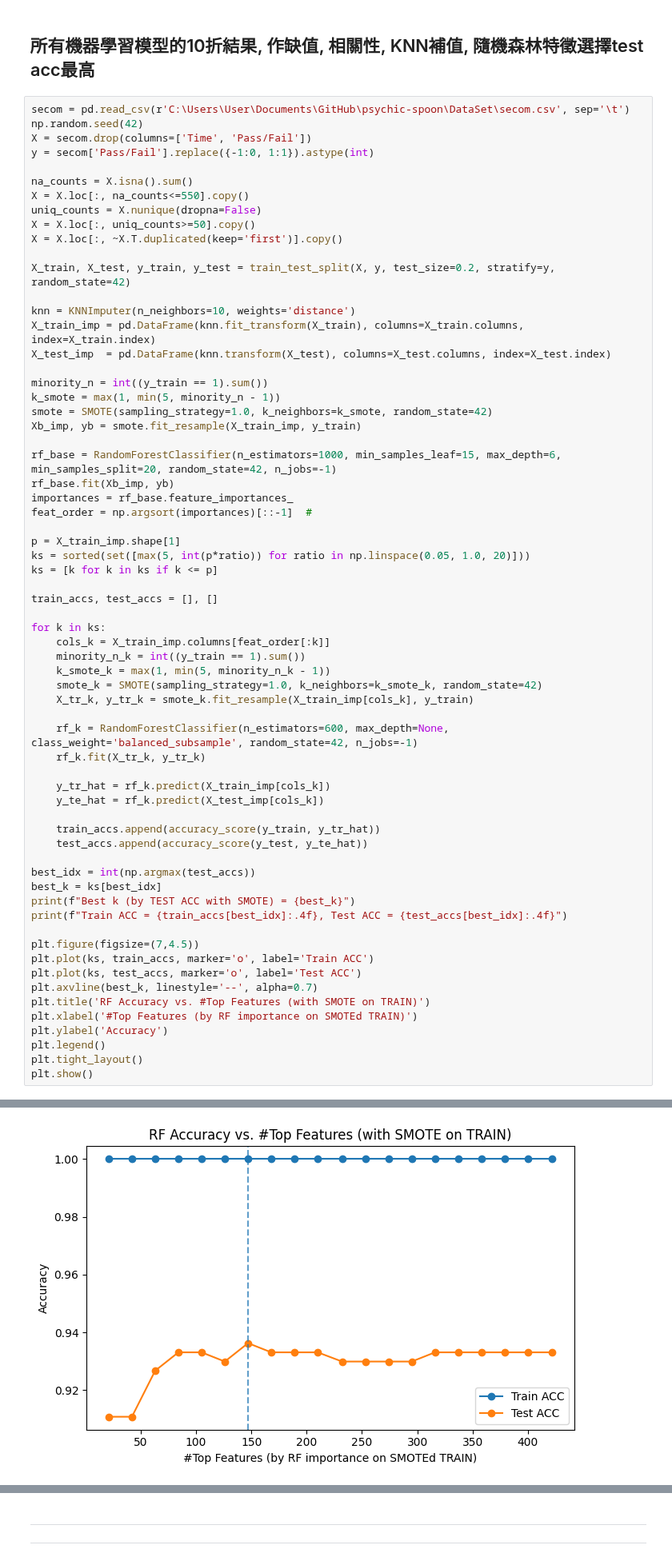
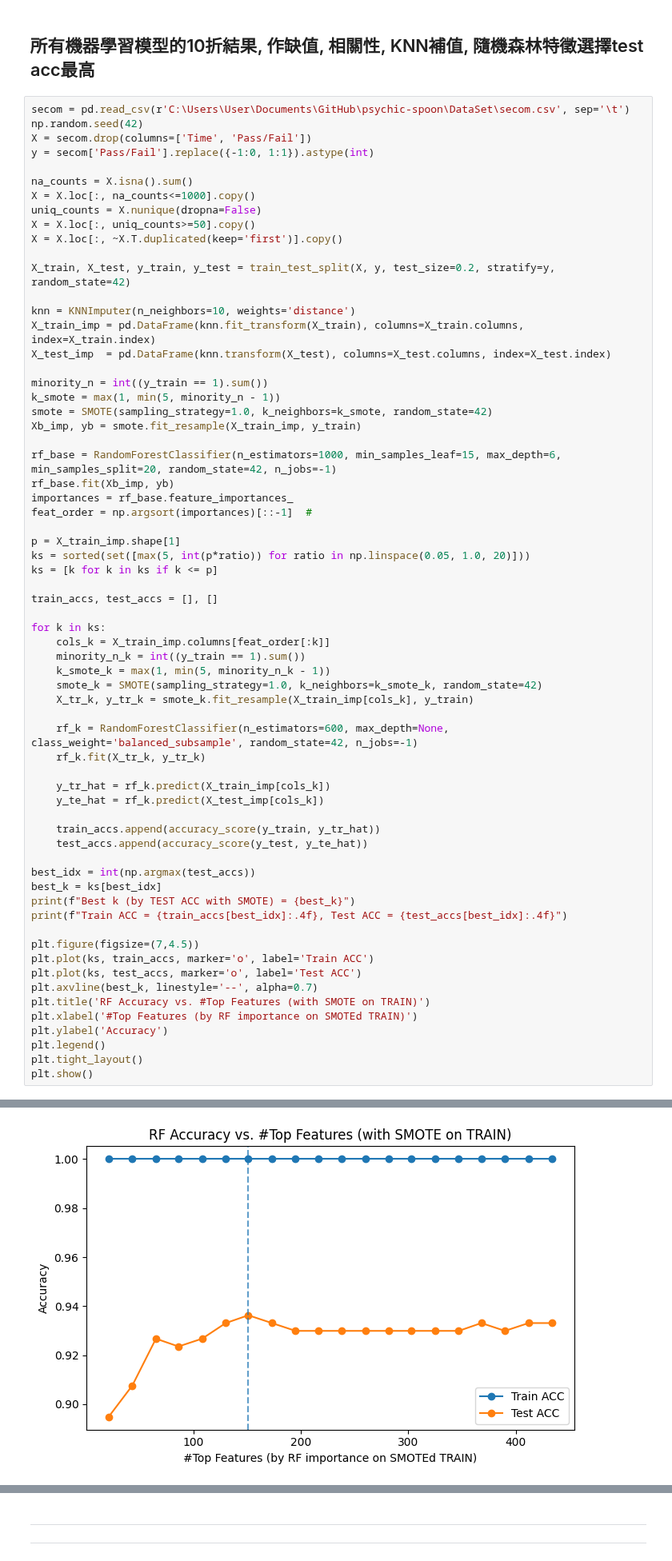
Before and after one commit to JackHuang0125/WHAT_I_DID, a Jupyter notebook: 0 Meeting/0_PAPER_0930.ipynb, the cells around one changed output, grey strips where cells are left out. Shown at 80% size. Cells and saved outputs as stored; diff of their text form.

```diff
--- a/0 Meeting/0_PAPER_0930.ipynb
+++ b/0 Meeting/0_PAPER_0930.ipynb
@@ -560,7 +578,7 @@ X = secom.drop(columns=['Time', 'Pass/Fail'])
 y = secom['Pass/Fail'].replace({-1:0, 1:1}).astype(int)
 
 na_counts = X.isna().sum()
-X = X.loc[:, na_counts<=550].copy()
+X = X.loc[:, na_counts<=1000].copy()
 uniq_counts = X.nunique(dropna=False)
 X = X.loc[:, uniq_counts>=50].copy()
 X = X.loc[:, ~X.T.duplicated(keep='first')].copy()
@@ -623,5 +641,5 @@ Best k (by TEST ACC with SMOTE) = 147
 Train ACC = 1.0000, Test ACC = 0.9363
-[figure, old version]
+[figure, new version]
 # %%
 def compute_metrics(y_true, y_pred):
     cm = confusion_matrix(y_true, y_pred, labels=[0, 1])
```
Also changed, not shown: parts of 7 cells of this notebook, 1 other file.
